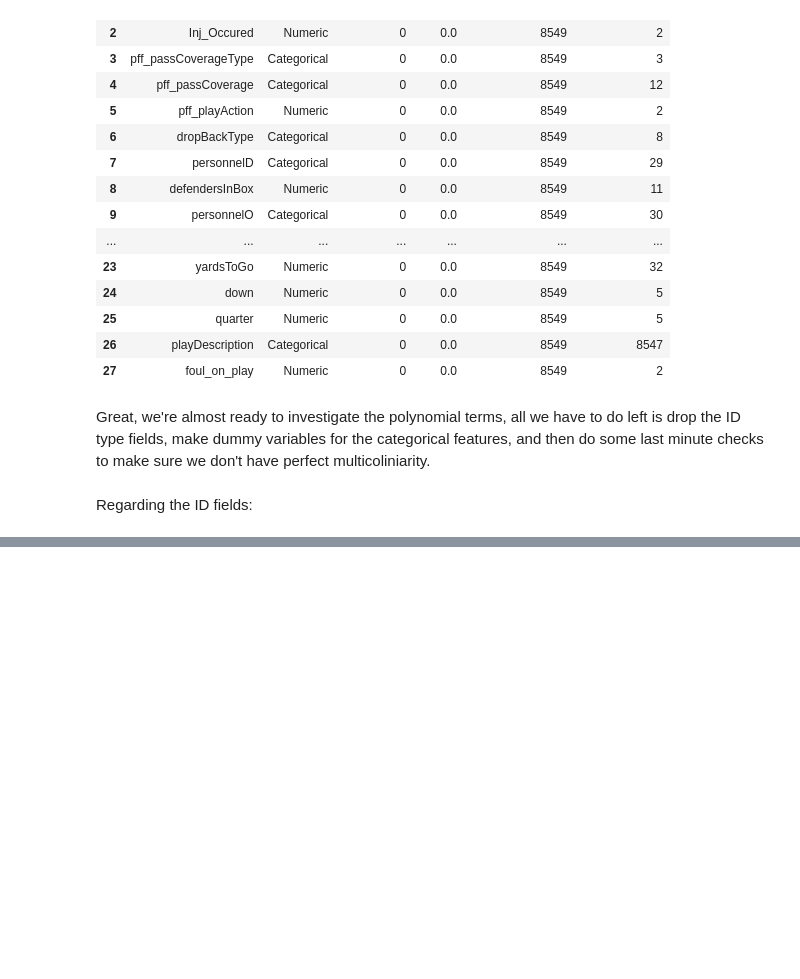
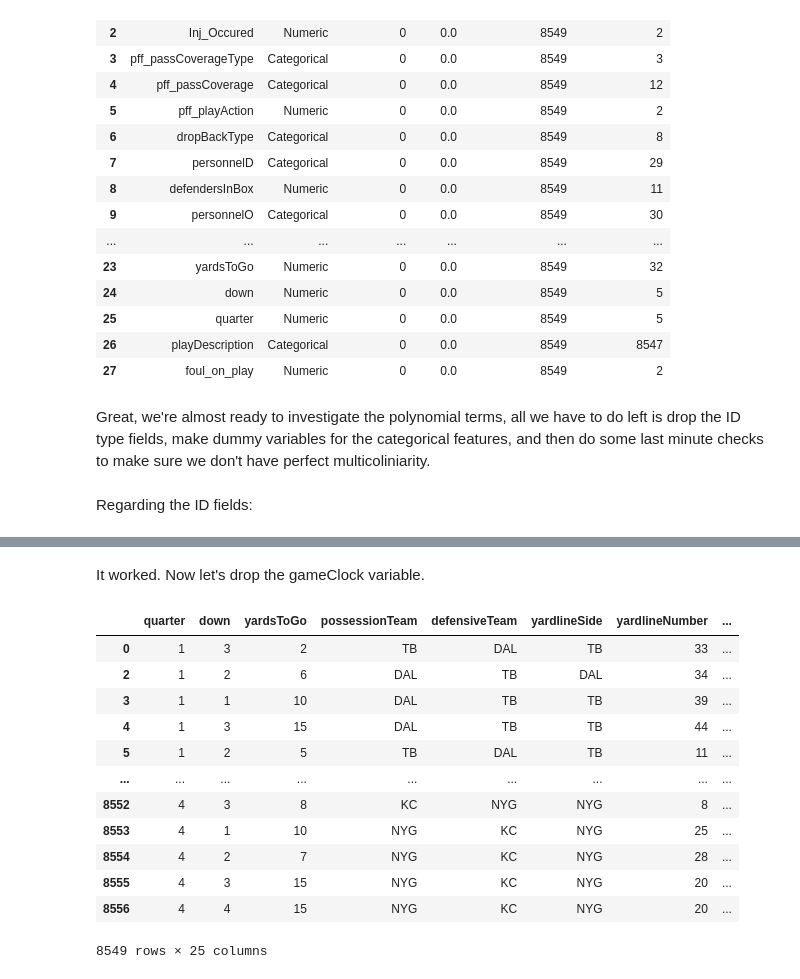
Before and after one commit to LeeMcFarling/AFL_Project, a Jupyter notebook: Modeling/Weekly Assignments/Week_1.ipynb, the cells around one changed output, grey strips where cells are left out. Drawn from its saved outputs; the diff is of its cells as text; code cells hidden in the pictures; blank space fills up the shorter version.

```diff
--- a/Modeling/Weekly Assignments/Week_1.ipynb
+++ b/Modeling/Weekly Assignments/Week_1.ipynb
@@ -345,6 +346,6 @@ Great, we're almost ready to investigate the polynomial terms, all we have to do
 # %% [markdown]
 Regarding the ID fields:
 # %%
-ID_Fields = ['gameId', 'playId']
+ID_Fields = ['gameId', 'playId', 'playDescription']
 BDB_All_Plays_Clean.drop(columns=ID_Fields, inplace=True)
 # %% [markdown]
@@ -351,0 +372,8 @@ And now let's handly the dummy variables:
+# %%
+minutes = BDB_All_Plays_Clean['gameClock'].str[:2].astype(int) # convert minutes to int
+seconds = BDB_All_Plays_Clean['gameClock'].str[-2:].astype(int) # convert seconds to int
+
+numerator = (minutes * 60 + seconds) # our data points in seconds
+denominator = (60 * 15) # amount of seconds in 15 minutes
+
+BDB_All_Plays_Clean['frac_quarter_elapsed'] = 1 - (numerator / denominator).round(2)
@@ -351,0 +387,20 @@ And now let's handly the dummy variables:
+# %% [markdown]
+It worked. Now let's drop the gameClock variable.
+# %%
+BDB_All_Plays_Clean.drop(columns='gameClock', axis=1, inplace=True)
+# %%
+BDB_All_Plays_Clean
+# %% [output]
+|  | quarter | down | yardsToGo | possessionTeam | defensiveTeam | yardlineSide | yardlineNumber | ... |
+| 0 | 1 | 3 | 2 | TB | DAL | TB | 33 | ... |
+| 2 | 1 | 2 | 6 | DAL | TB | DAL | 34 | ... |
+| 3 | 1 | 1 | 10 | DAL | TB | TB | 39 | ... |
+| 4 | 1 | 3 | 15 | DAL | TB | TB | 44 | ... |
+| 5 | 1 | 2 | 5 | TB | DAL | TB | 11 | ... |
+| ... | ... | ... | ... | ... | ... | ... | ... | ... |
+| 8552 | 4 | 3 | 8 | KC | NYG | NYG | 8 | ... |
+| 8553 | 4 | 1 | 10 | NYG | KC | NYG | 25 | ... |
+| 8554 | 4 | 2 | 7 | NYG | KC | NYG | 28 | ... |
+| 8555 | 4 | 3 | 15 | NYG | KC | NYG | 20 | ... |
+| 8556 | 4 | 4 | 15 | NYG | KC | NYG | 20 | ... |
+8549 rows × 25 columns
```
Also changed, not shown: parts of 28 cells of this notebook.
